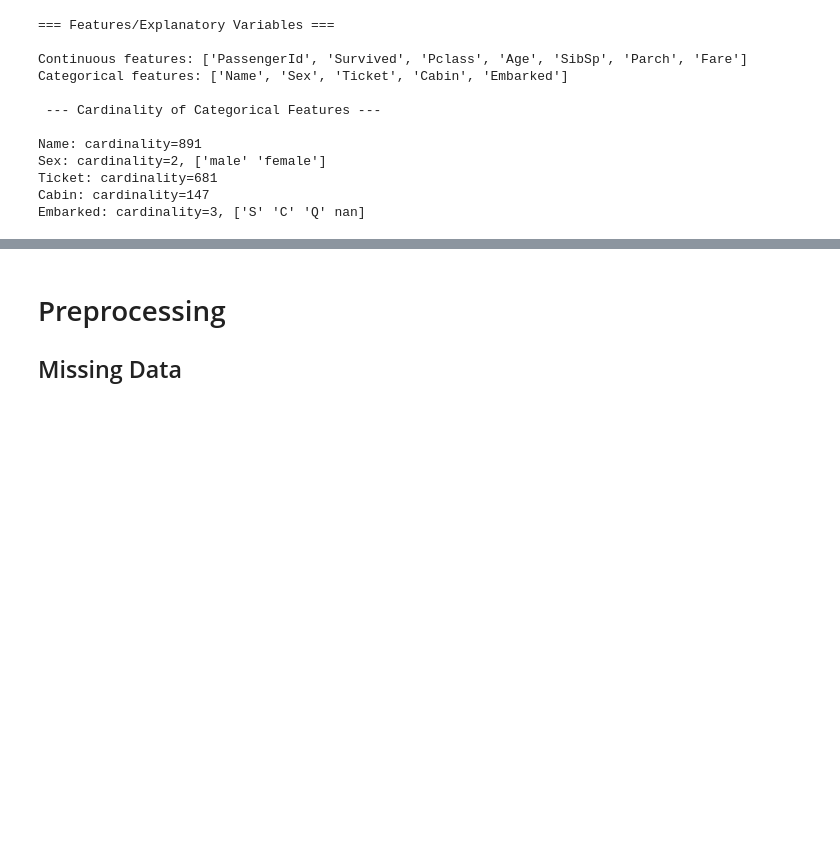
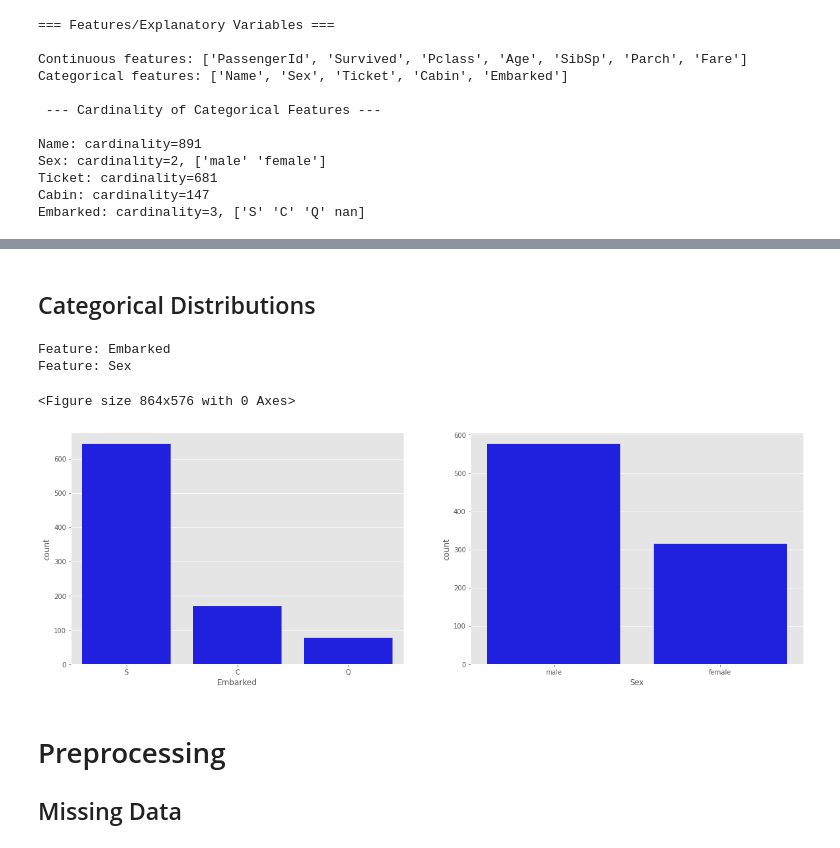
Before and after one commit to melling/ml-kaggle-titanic, a Jupyter notebook: titanic-eda01-biased-outliers.ipynb, the cells around one changed output, grey strips where cells are left out. Saved outputs shown, nothing was run; the diff lists cells and outputs as text; code cells hidden in the pictures; blank space fills up the shorter version.

```diff
--- a/titanic-eda01-biased-outliers.ipynb
+++ b/titanic-eda01-biased-outliers.ipynb
@@ -270,3 +314,27 @@ Embarked: cardinality=3, ['S' 'C' 'Q' nan]
+# %% [markdown]
+## Categorical Distributions
+# %%
+plt.figure()
+fig, ax = plt.subplots(1, 2, figsize=(20, 22))
+
+categorical_features = ["Embarked", "Sex"]
+for i, feature in enumerate(categorical_features):
+    print(f"Feature: {feature}")
+    plt.subplot(3, 2, i + 1)
+    sns.countplot(
+        x=train[feature], color="blue", label="train_" + feature
+    )
+#     sns.histplot(
+#         test[feature], color="olive", kde=True, bins=10, label="test_" + feature
+#     )
+#     plt.xlabel(feature, fontsize=9)
+#     plt.legend()
+plt.show()
+# %% [output]
+Feature: Embarked
+Feature: Sex
+<Figure size 864x576 with 0 Axes>
+[figure, added]
 # %% [markdown]
 # Preprocessing
 
```
Also changed, not shown: parts of 8 cells of this notebook.
